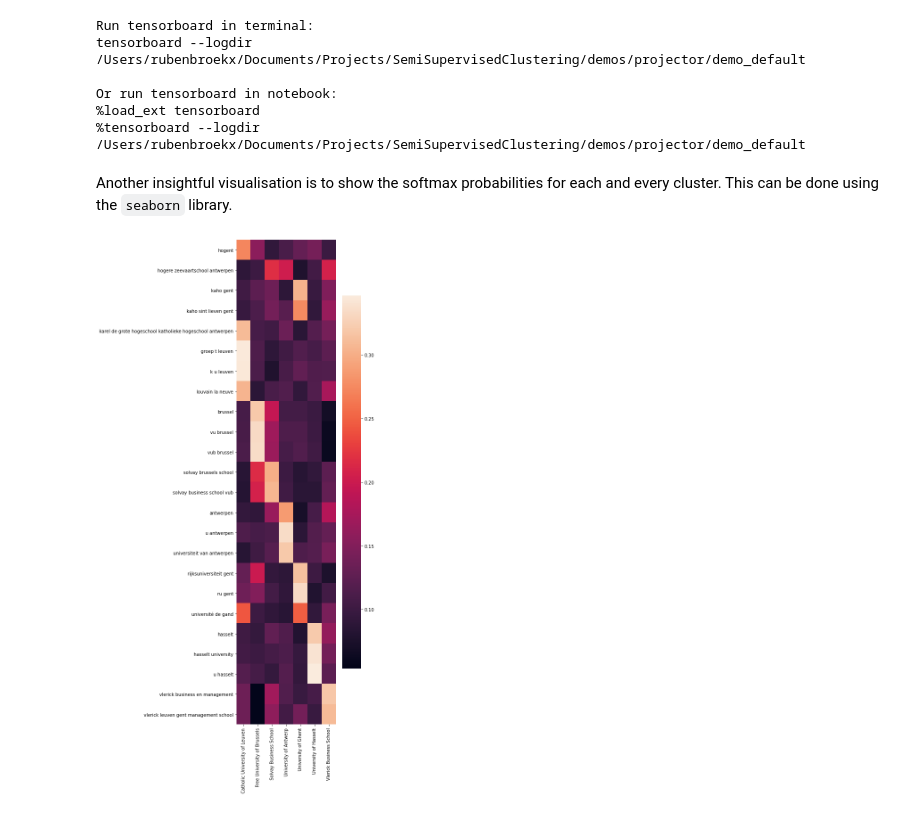
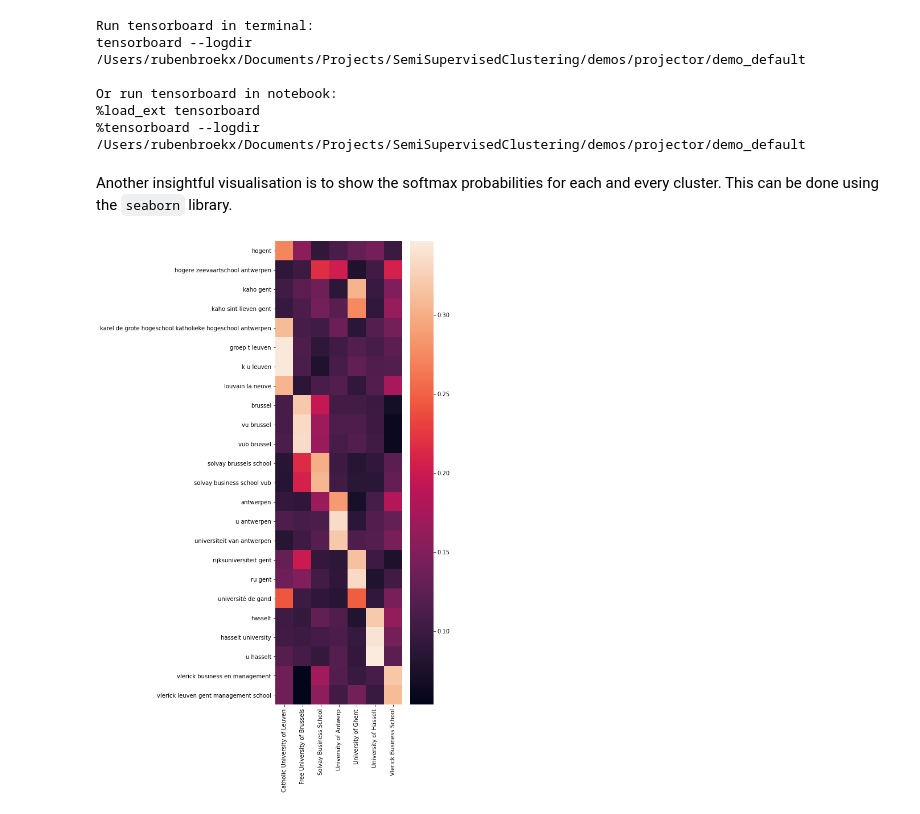
Before and after one commit to RubenPants/SemiSupervisedClustering, a Jupyter notebook: demos/1_default_usage.ipynb, the cells around one changed output. Saved outputs shown, nothing was run; the diff lists cells and outputs as text; code cells hidden in the pictures.

```diff
--- a/demos/1_default_usage.ipynb
+++ b/demos/1_default_usage.ipynb
@@ -380,17 +380,17 @@ tensorboard --logdir /Users/rubenbroekx/Documents/Projects/SemiSupervisedCluster
 Or run tensorboard in notebook:
 %load_ext tensorboard
 %tensorboard --logdir /Users/rubenbroekx/Documents/Projects/SemiSupervisedClustering/demos/projector/demo_default
-# %% [markdown]
-Another insightful visualisation is to show the softmax probabilities for each and every cluster. This can be done using the `seaborn` library.
-# %%
-import seaborn as sns
-validation_data = [k for k,_ in model.clusterer.get_validation_data()]
-cluster_ids, probs = model.get_all_cluster_prob(validation_data)
-
-plt.figure(figsize=(5,20))
-sns.heatmap(probs)
-plt.xticks(ticks=[x+.5 for x in range(7)], labels=cluster_ids, rotation=90)
-plt.yticks(ticks=[x+.5 for x in range(len(validation_data))], labels=validation_data, rotation=0)
-_ = plt.show()
-# %% [output]
-[figure, removed]
+# %% [markdown]
+Another insightful visualisation is to show the softmax probabilities for each and every cluster. This can be done using the `seaborn` library.
+# %%
+import seaborn as sns
+validation_data = [k for k,_ in model.clusterer.get_validation_data()]
+cluster_ids, probs = model.get_all_cluster_prob(validation_data)
+
+plt.figure(figsize=(5,15))
+sns.heatmap(probs)
+plt.xticks(ticks=[x+.5 for x in range(7)], labels=cluster_ids, rotation=90)
+plt.yticks(ticks=[x+.5 for x in range(len(validation_data))], labels=validation_data, rotation=0)
+_ = plt.show()
+# %% [output]
+[figure, added]
```
Also changed, not shown: 1 other file.
